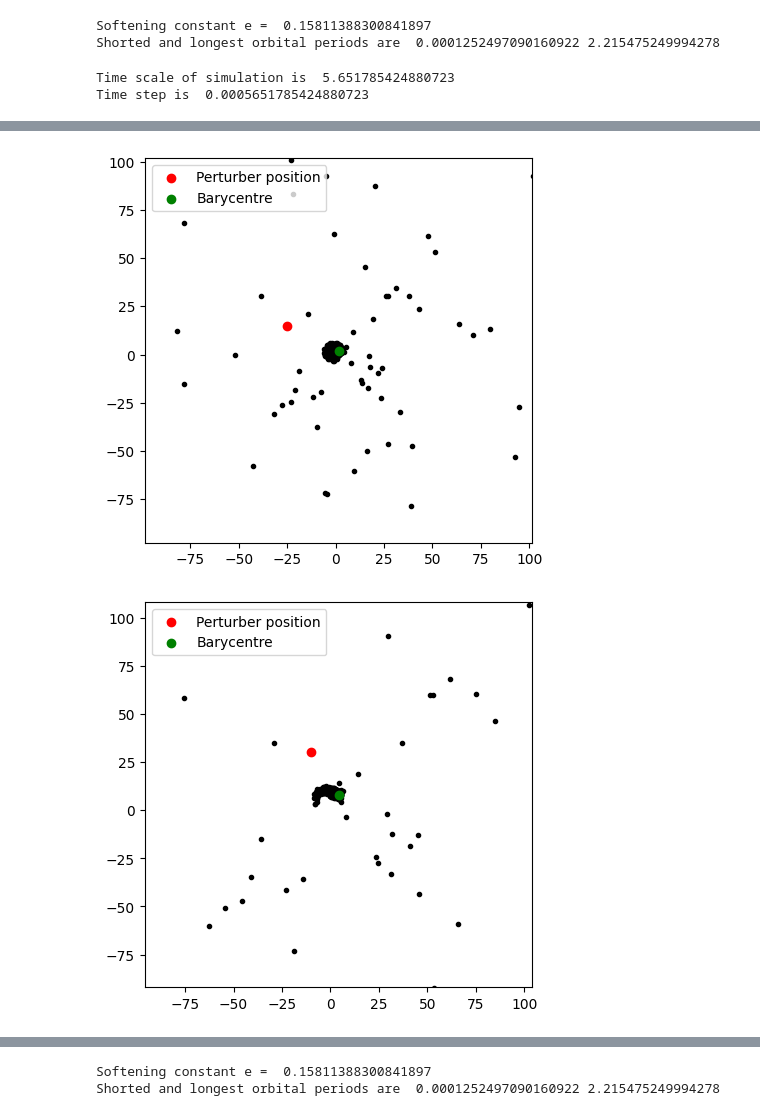
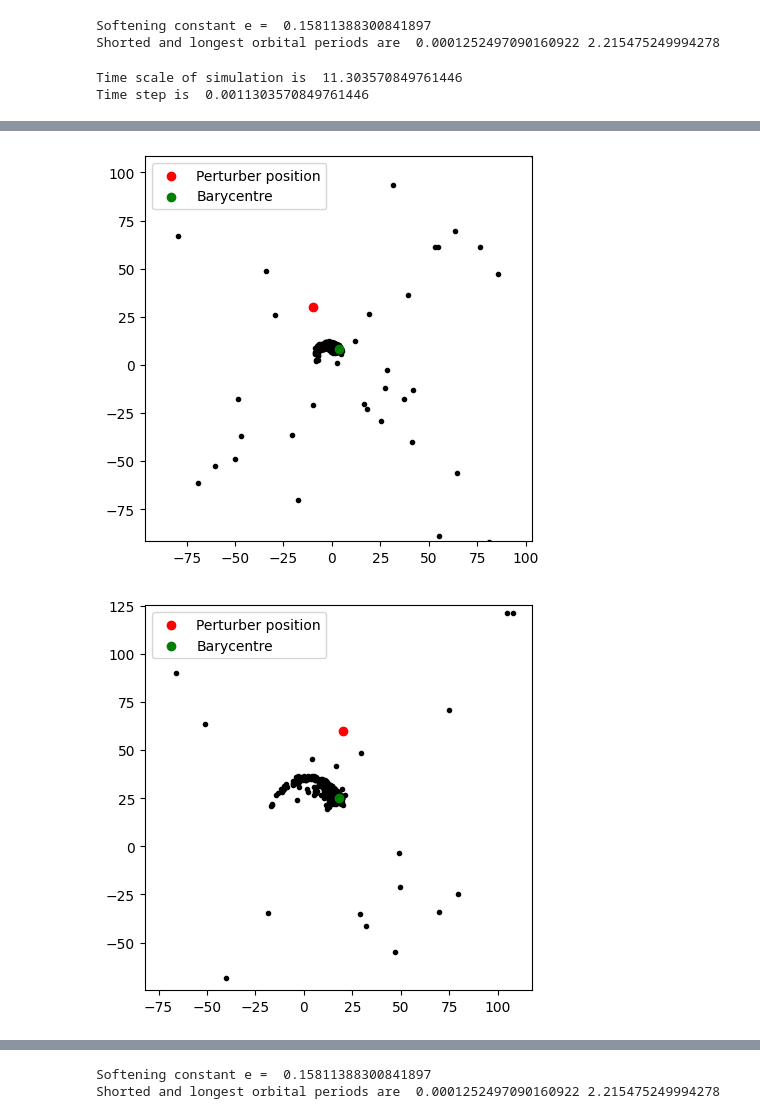
Before and after one commit to Emma-keaveney/Three-Body_Problem, a Jupyter notebook: simple_perturber.ipynb, the cells around one changed output, grey strips where cells are left out. Cells and saved outputs as stored; diff of their text form; code cells hidden in the pictures.

```diff
--- a/simple_perturber.ipynb
+++ b/simple_perturber.ipynb
@@ -290,27 +290,27 @@ Shorted and longest orbital periods are  0.0001252497090160922 2.215475249994278
 # %%
 #slower encounter with a smaller perturber
 
 mu = 2    #mass ratio of perturber to galaxy
 V = 1.5    #ratio of perturber velocity to minimum star circular velocity
 
 m_p = mu*p
 v_p = V*v_min
 
 initial =[-40,0]  #Set the initial position of the perturber
 
-#Set the duration of the simulation to be triple the time taken for the perturber to reach its closest approach with the galaxy
-T = 3*np.sqrt(initial[0]**2 + initial[1]**2)/v_p
+#Set the duration of the simulation to be some multiple of the time taken for the perturber to reach its closest approach with the galaxy
+T = 6*np.sqrt(initial[0]**2 + initial[1]**2)/v_p
 print('Time scale of simulation is ', T)
 
 a = T/n
 print('Time step is ',a)
 
 star_array, perturber, barycentre = all_stars(x,y,v_x,v_y,v_p, m,m_p,a, e, n, initial, True)
 
 plotting(star_array,perturber,barycentre, n,8,200)
 # %% [output]
-Time scale of simulation is  5.651785424880723
-Time step is  0.0005651785424880723
+Time scale of simulation is  11.303570849761446
+Time step is  0.0011303570849761446
 [figure]
-[figure, old version]
+[figure, new version]
-[figure, old version]
+[figure, new version]
```
Also changed, not shown: parts of 3 cells of this notebook, 2 other files.
